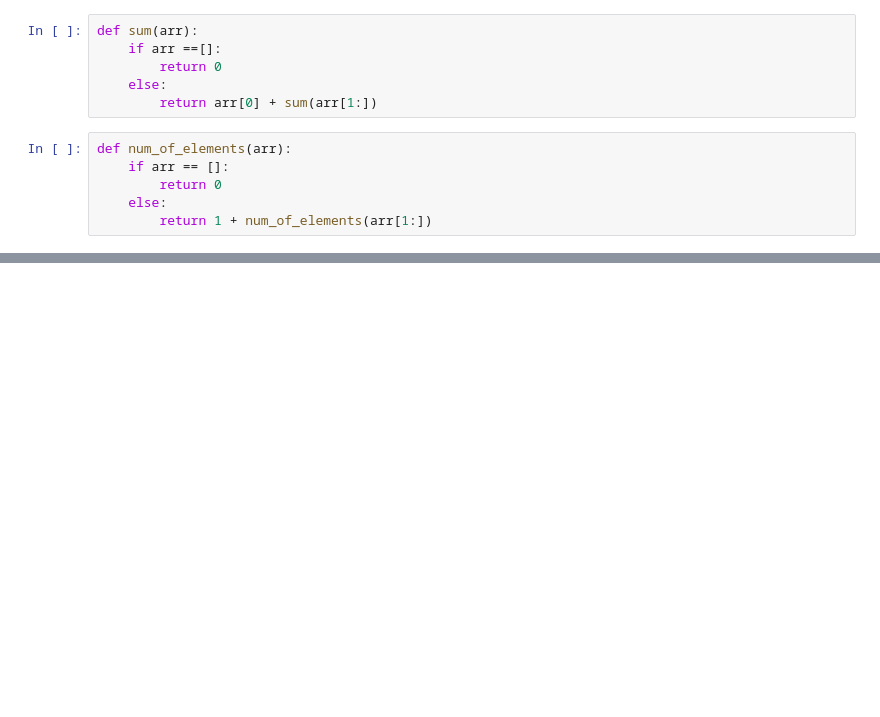
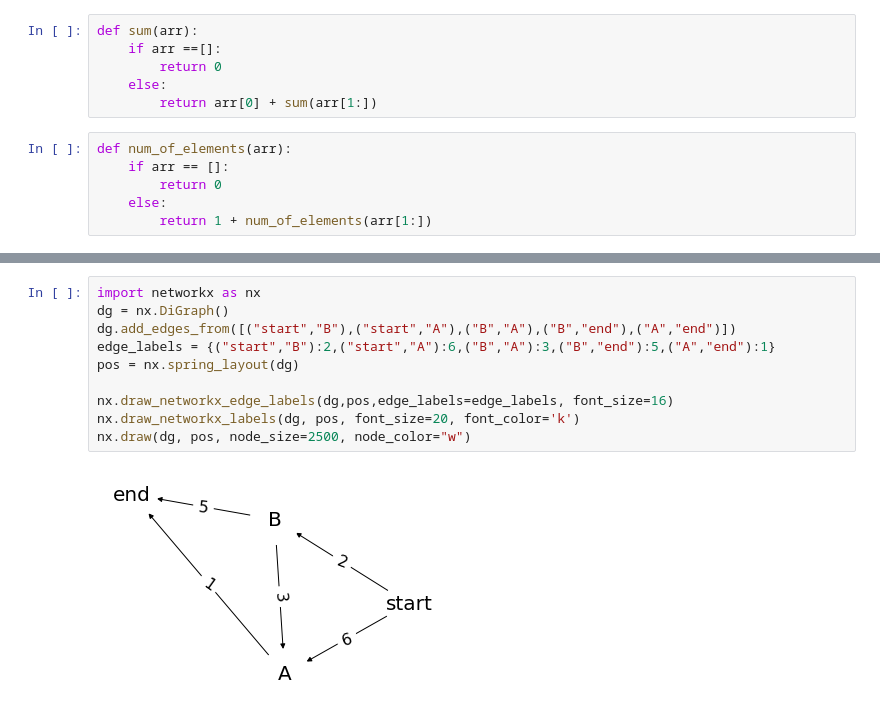
Before and after one commit to bceh/Grokking-Algorithms-in-python, a Jupyter notebook: Algoritms.ipynb, the cells around one changed output, grey strips where cells are left out. Cells and saved outputs as stored; diff of their text form; blank space fills up the shorter version.

```diff
--- a/Algoritms.ipynb
+++ b/Algoritms.ipynb
@@ -61,0 +88,12 @@ def num_of_elements(arr):
+# %%
+import networkx as nx
+dg = nx.DiGraph()
+dg.add_edges_from([("start","B"),("start","A"),("B","A"),("B","end"),("A","end")])
+edge_labels = {("start","B"):2,("start","A"):6,("B","A"):3,("B","end"):5,("A","end"):1}
+pos = nx.spring_layout(dg)
+
+nx.draw_networkx_edge_labels(dg,pos,edge_labels=edge_labels, font_size=16)
+nx.draw_networkx_labels(dg, pos, font_size=20, font_color='k')
+nx.draw(dg, pos, node_size=2500, node_color="w")
+# %% [output]
+[figure, added]
```
Also changed, not shown: parts of 8 cells of this notebook.
